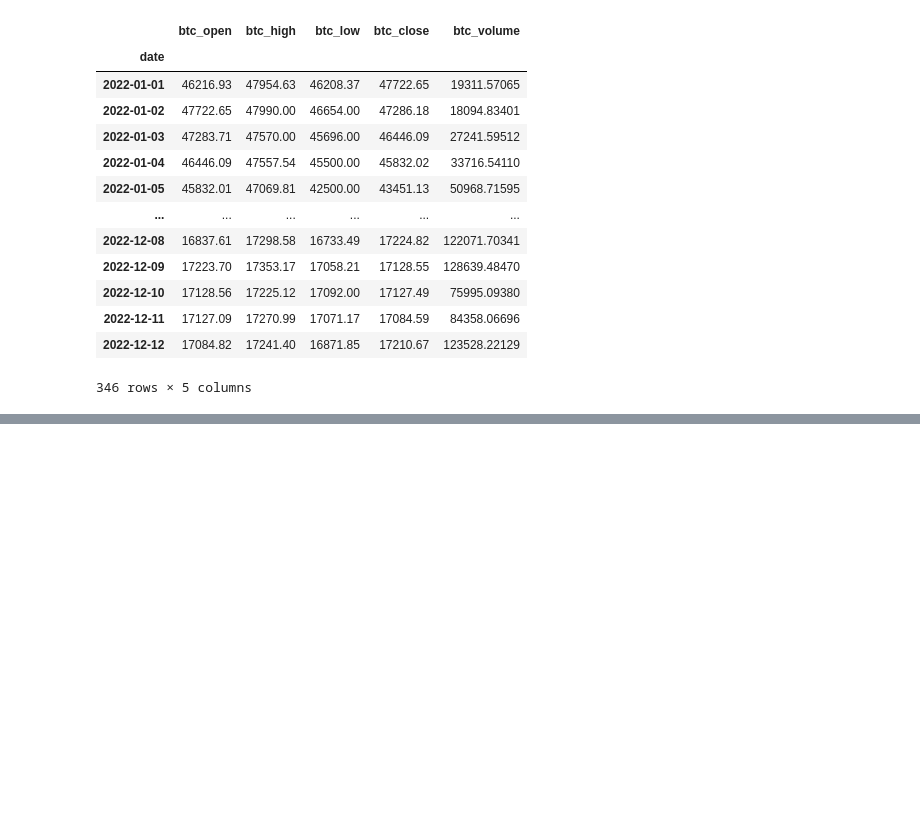
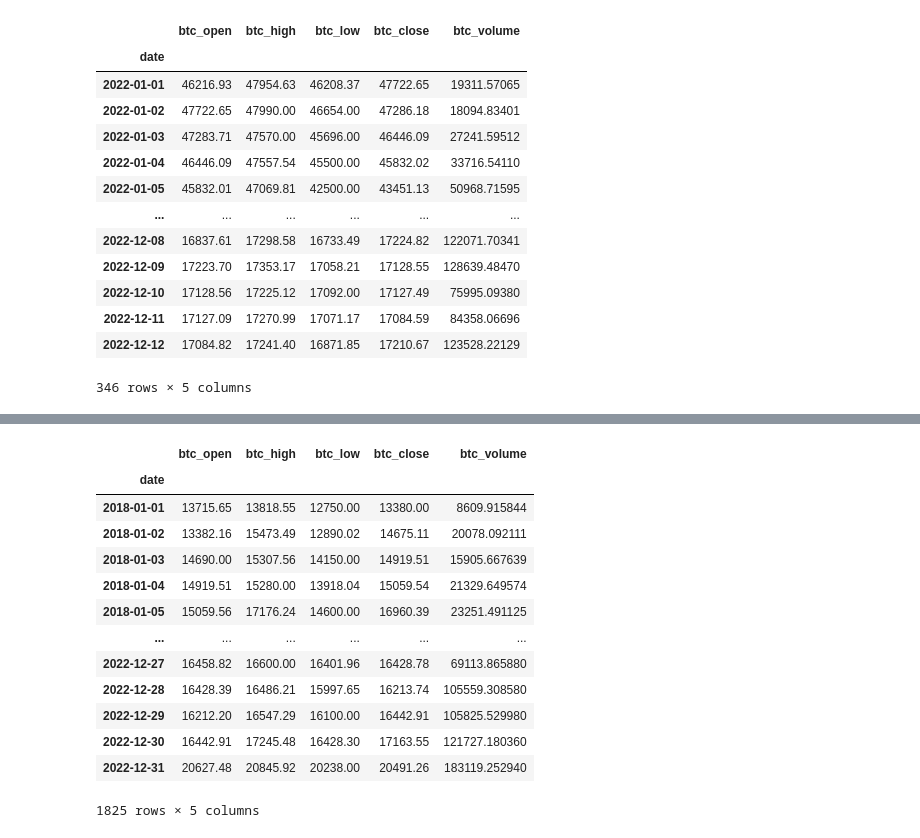
Before and after one commit to Michael-Austin-Mesa/personal-project, a Jupyter notebook: data_cleaning.ipynb, the cells around one changed output, grey strips where cells are left out. Cells and saved outputs as stored; diff of their text form; code cells hidden in the pictures; blank space fills up the shorter version.

Commit message:
data cleaning complete ~

```diff
--- a/data_cleaning.ipynb
+++ b/data_cleaning.ipynb
@@ -258,0 +303,12 @@ df.iloc[-1]
+# %%
+def clean_btc_data_2021(btc):
+    df = btc['2021'].resample('D').mean()
+    df = df.groupby(df.index.day).bfill()
+    df2 = pd.concat([btc[:'2020'], df], ignore_index=False)
+    btc = pd.concat([df2, btc['2022']], ignore_index=False)
+    return btc
+# %%
+def remove_leap_day(btc):
+    btc = btc[btc.index != '2020-02-29']
+
+    return btc
@@ -258,0 +323,29 @@ df.iloc[-1]
+# %%
+def clean_data(btc):
+
+    btc = remove_leap_day(btc)
+
+    btc = clean_btc_data_2021(btc)
+
+    btc = clean_btc_data_2022(btc)
+
+    return btc
+# %%
+test_df = clean_data(btc)
+# %%
+test_df
+# %% [output]
+|  | btc_open | btc_high | btc_low | btc_close | btc_volume |
+| date |  |  |  |  |  |
+| 2018-01-01 | 13715.65 | 13818.55 | 12750.00 | 13380.00 | 8609.915844 |
+| 2018-01-02 | 13382.16 | 15473.49 | 12890.02 | 14675.11 | 20078.092111 |
+| 2018-01-03 | 14690.00 | 15307.56 | 14150.00 | 14919.51 | 15905.667639 |
+| 2018-01-04 | 14919.51 | 15280.00 | 13918.04 | 15059.54 | 21329.649574 |
+| 2018-01-05 | 15059.56 | 17176.24 | 14600.00 | 16960.39 | 23251.491125 |
+| ... | ... | ... | ... | ... | ... |
+| 2022-12-27 | 16458.82 | 16600.00 | 16401.96 | 16428.78 | 69113.865880 |
+| 2022-12-28 | 16428.39 | 16486.21 | 15997.65 | 16213.74 | 105559.308580 |
+| 2022-12-29 | 16212.20 | 16547.29 | 16100.00 | 16442.91 | 105825.529980 |
+| 2022-12-30 | 16442.91 | 17245.48 | 16428.30 | 17163.55 | 121727.180360 |
+| 2022-12-31 | 20627.48 | 20845.92 | 20238.00 | 20491.26 | 183119.252940 |
+1825 rows × 5 columns
```
Also changed, not shown: parts of 16 cells of this notebook.
